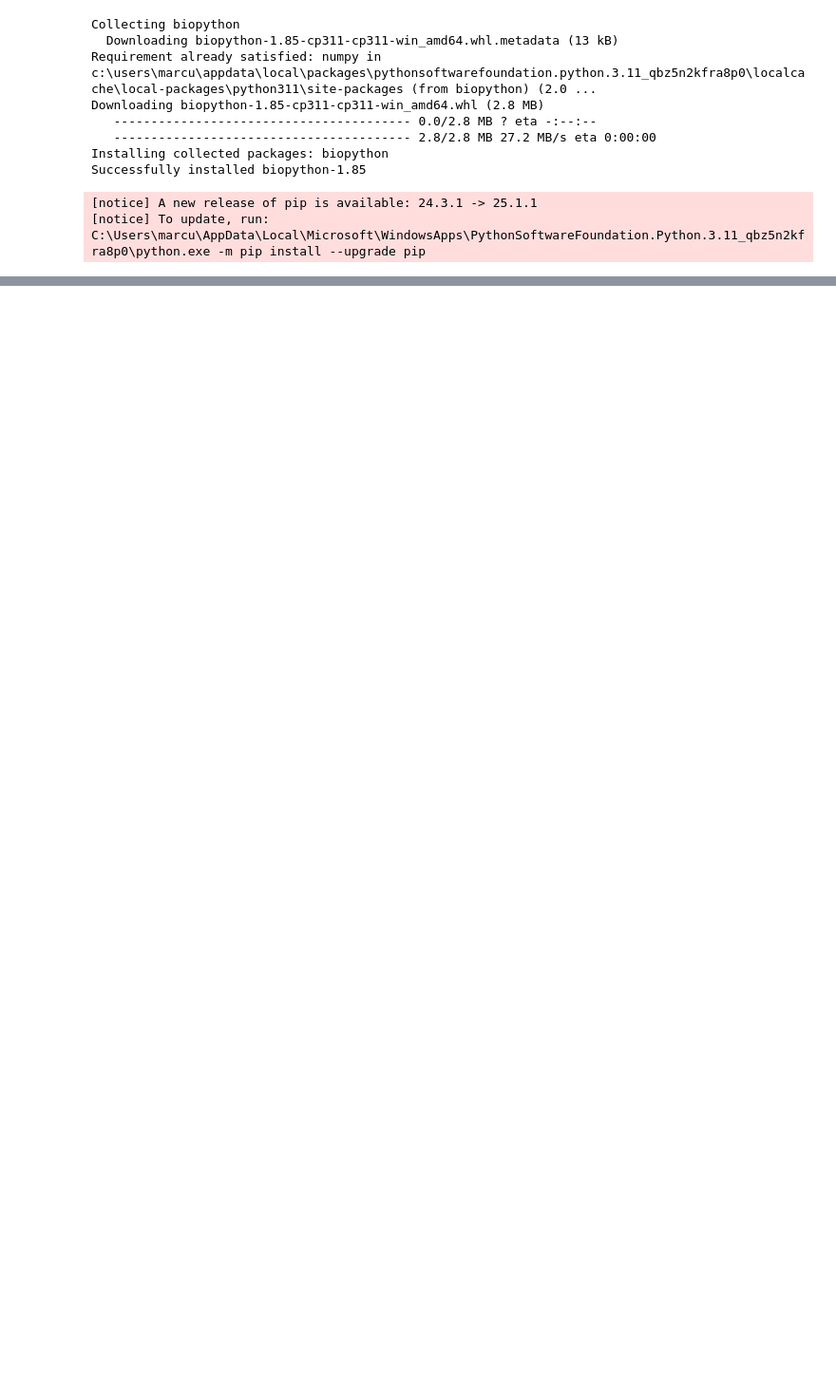
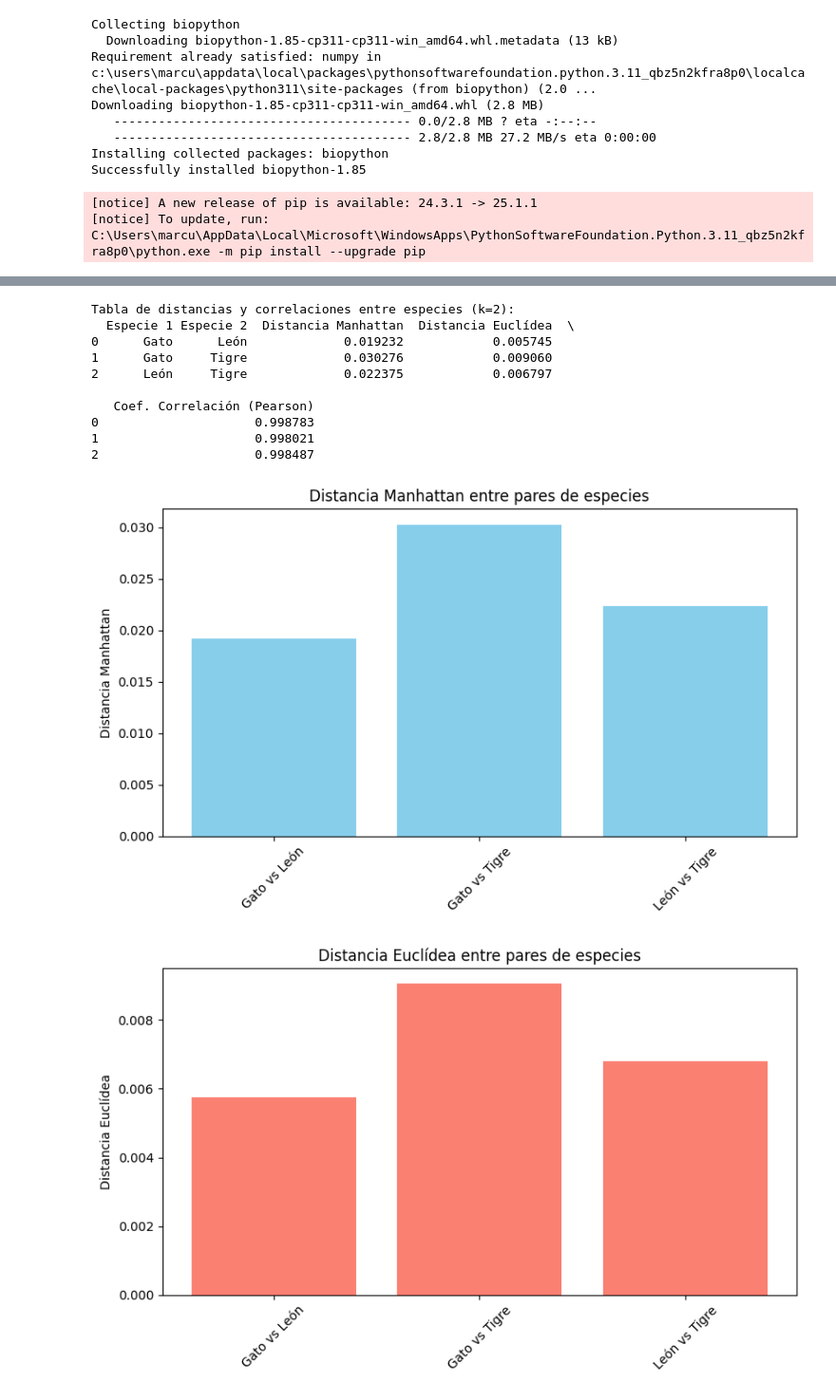
Before and after one commit to martacuevasr/AlineamientoMultiple, a Jupyter notebook: alineamientoMultiple.ipynb, the cells around one changed output, grey strips where cells are left out. Shown: that part at 95% size. Drawn from its saved outputs; the diff is of its cells as text; code cells hidden in the pictures; blank space fills up the shorter version.

```diff
--- a/alineamientoMultiple.ipynb
+++ b/alineamientoMultiple.ipynb
@@ -33,0 +210,78 @@ FileNotFoundError: [Errno 2] No such file or directory: 'secuenciagato.fasta'
+# %%
+from scipy.spatial.distance import cityblock, euclidean
+from scipy.stats import pearsonr
+
+especies = df_norm.index.tolist()
+pares = [(especies[i], especies[j]) for i in range(len(especies)) for j in range(i+1, len(especies))]
+
+resultados_distancias = []
+
+for sp1, sp2 in pares:
+    vec1 = df_norm.loc[sp1].values
+    vec2 = df_norm.loc[sp2].values
+
+    dist_manhattan = cityblock(vec1, vec2)
+    dist_euclid = euclidean(vec1, vec2)
+    corr_pearson, _ = pearsonr(vec1, vec2)
+
+    resultados_distancias.append({
+        "Especie 1": sp1,
+        "Especie 2": sp2,
+        "Distancia Manhattan": dist_manhattan,
+        "Distancia Euclídea": dist_euclid,
+        "Coef. Correlación (Pearson)": corr_pearson
+    })
+
+df_distancias = pd.DataFrame(resultados_distancias)
+# Guardar en CSV
+df_distancias.to_csv("distancias_correlacion_k2.csv", index=False)
+
+# Mostrar tabla
+print("Tabla de distancias y correlaciones entre especies (k=2):")
+print(df_distancias)
+
+import matplotlib.pyplot as plt
+
+# Distancias Manhattan
+plt.figure(figsize=(8,5))
+plt.bar(df_distancias["Especie 1"] + " vs " + df_distancias["Especie 2"],
+        df_distancias["Distancia Manhattan"], color='skyblue')
+plt.title("Distancia Manhattan entre pares de especies")
+plt.ylabel("Distancia Manhattan")
+plt.xticks(rotation=45)
+plt.tight_layout()
+plt.show()
+
+# Distancias Euclídea
+plt.figure(figsize=(8,5))
+plt.bar(df_distancias["Especie 1"] + " vs " + df_distancias["Especie 2"],
+        df_distancias["Distancia Euclídea"], color='salmon')
+plt.title("Distancia Euclídea entre pares de especies")
+plt.ylabel("Distancia Euclídea")
+plt.xticks(rotation=45)
+plt.tight_layout()
+plt.show()
+
+
+plt.figure(figsize=(8,5))
+plt.bar(df_distancias["Especie 1"] + " vs " + df_distancias["Especie 2"],
+        df_distancias["Coef. Correlación (Pearson)"], color='lightgreen')
+plt.title("Coeficiente de correlación (Pearson) entre pares de especies")
+plt.ylabel("Coeficiente de correlación")
+plt.xticks(rotation=45)
+plt.ylim(-1, 1)
+plt.tight_layout()
+plt.show()
+# %% [output]
+Tabla de distancias y correlaciones entre especies (k=2):
+  Especie 1 Especie 2  Distancia Manhattan  Distancia Euclídea  \
+0      Gato      León             0.019232            0.005745
+1      Gato     Tigre             0.030276            0.009060
+2      León     Tigre             0.022375            0.006797
+
+   Coef. Correlación (Pearson)
+0                     0.998783
+1                     0.998021
+2                     0.998487
+[figure, added]
+[figure, added]
```
Also changed, not shown: parts of 10 cells of this notebook, 5 other files.
